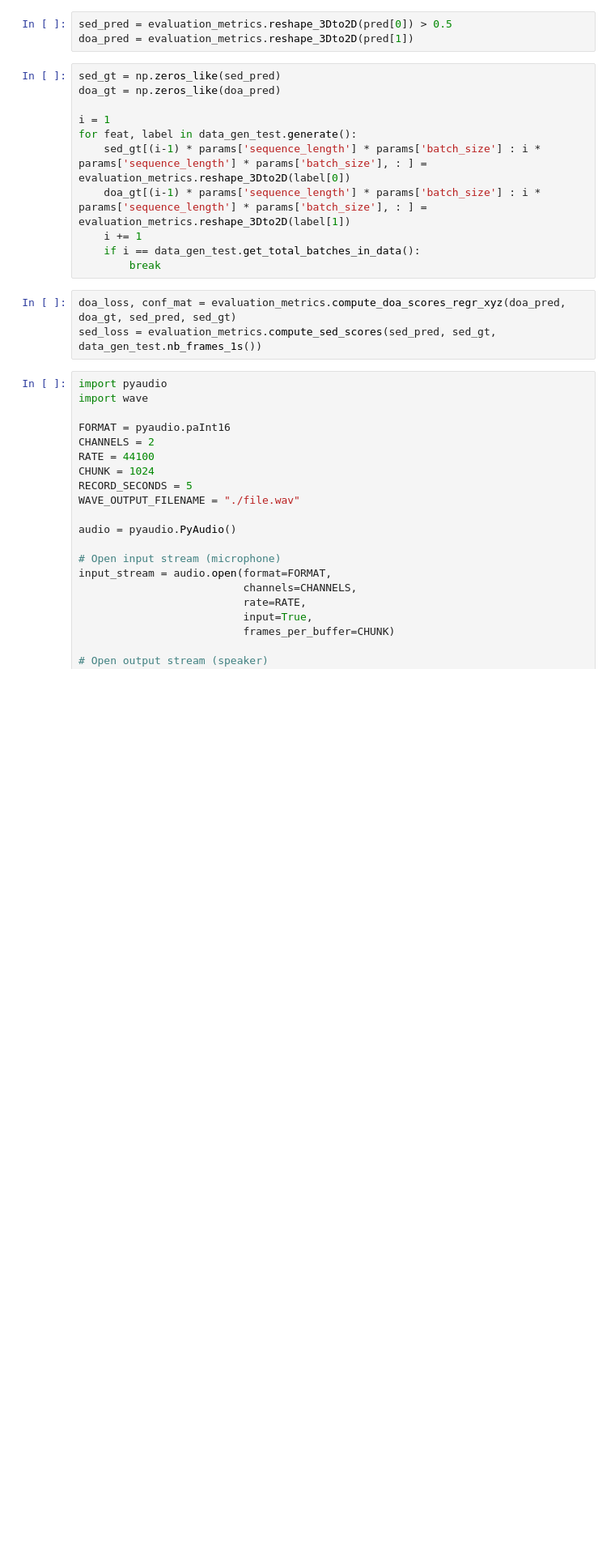
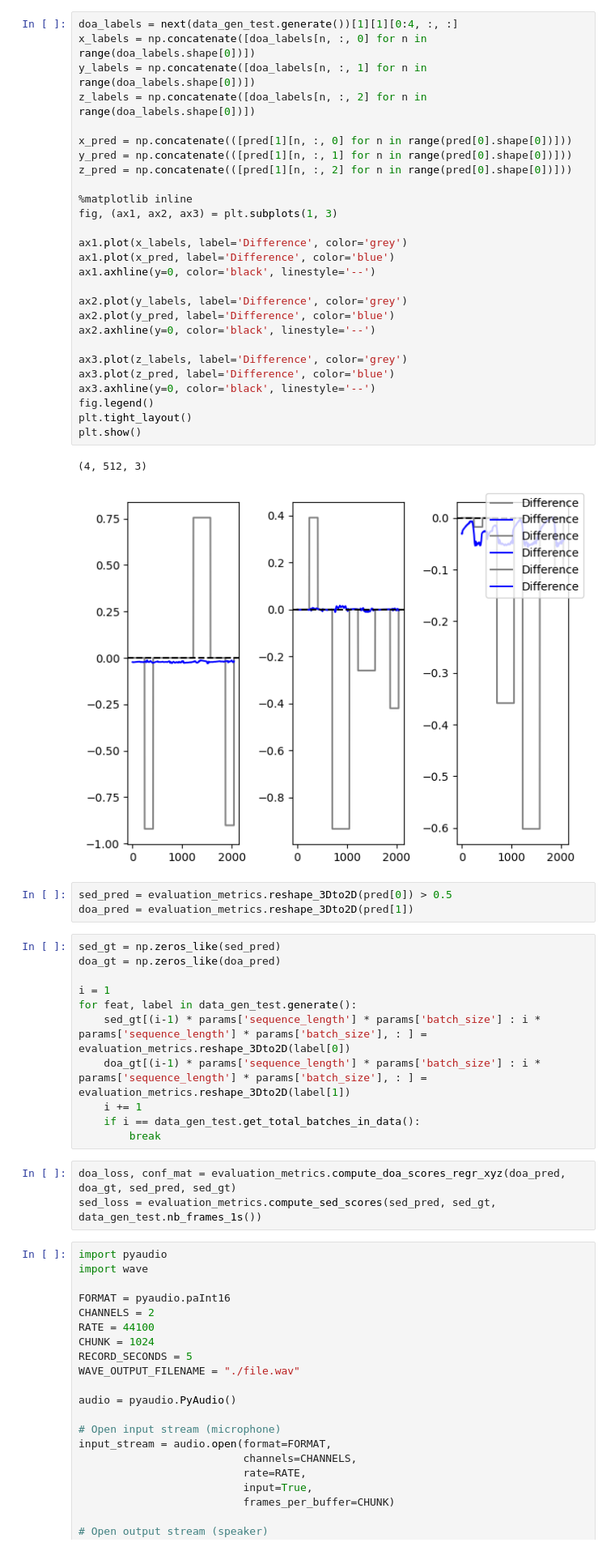
Before and after one commit to izzan-alfian/SELD-quadcopter, a Jupyter notebook: run_model.ipynb, the cells around one changed output. Shown at 81% size. Saved outputs shown, nothing was run; the diff lists cells and outputs as text; blank space fills up the shorter version.

```diff
--- a/run_model.ipynb
+++ b/run_model.ipynb
@@ -91,3 +95,33 @@ pred[0].shape
+# %%
+doa_labels = next(data_gen_test.generate())[1][1][0:4, :, :]
+x_labels = np.concatenate([doa_labels[n, :, 0] for n in range(doa_labels.shape[0])])
+y_labels = np.concatenate([doa_labels[n, :, 1] for n in range(doa_labels.shape[0])])
+z_labels = np.concatenate([doa_labels[n, :, 2] for n in range(doa_labels.shape[0])])
+
+x_pred = np.concatenate(([pred[1][n, :, 0] for n in range(pred[0].shape[0])]))
+y_pred = np.concatenate(([pred[1][n, :, 1] for n in range(pred[0].shape[0])]))
+z_pred = np.concatenate(([pred[1][n, :, 2] for n in range(pred[0].shape[0])]))
+
+%matplotlib inline
+fig, (ax1, ax2, ax3) = plt.subplots(1, 3)
+
+ax1.plot(x_labels, label='Difference', color='grey')
+ax1.plot(x_pred, label='Difference', color='blue')
+ax1.axhline(y=0, color='black', linestyle='--')
+
+ax2.plot(y_labels, label='Difference', color='grey')
+ax2.plot(y_pred, label='Difference', color='blue')
+ax2.axhline(y=0, color='black', linestyle='--')
+
+ax3.plot(z_labels, label='Difference', color='grey')
+ax3.plot(z_pred, label='Difference', color='blue')
+ax3.axhline(y=0, color='black', linestyle='--')
+fig.legend()
+plt.tight_layout()
+plt.show()
+# %% [output]
+(4, 512, 3)
+[figure, added]
 # %%
 sed_pred = evaluation_metrics.reshape_3Dto2D(pred[0]) > 0.5
 doa_pred = evaluation_metrics.reshape_3Dto2D(pred[1])
```
Also changed, not shown: parts of 8 cells of this notebook, 12 other files.
